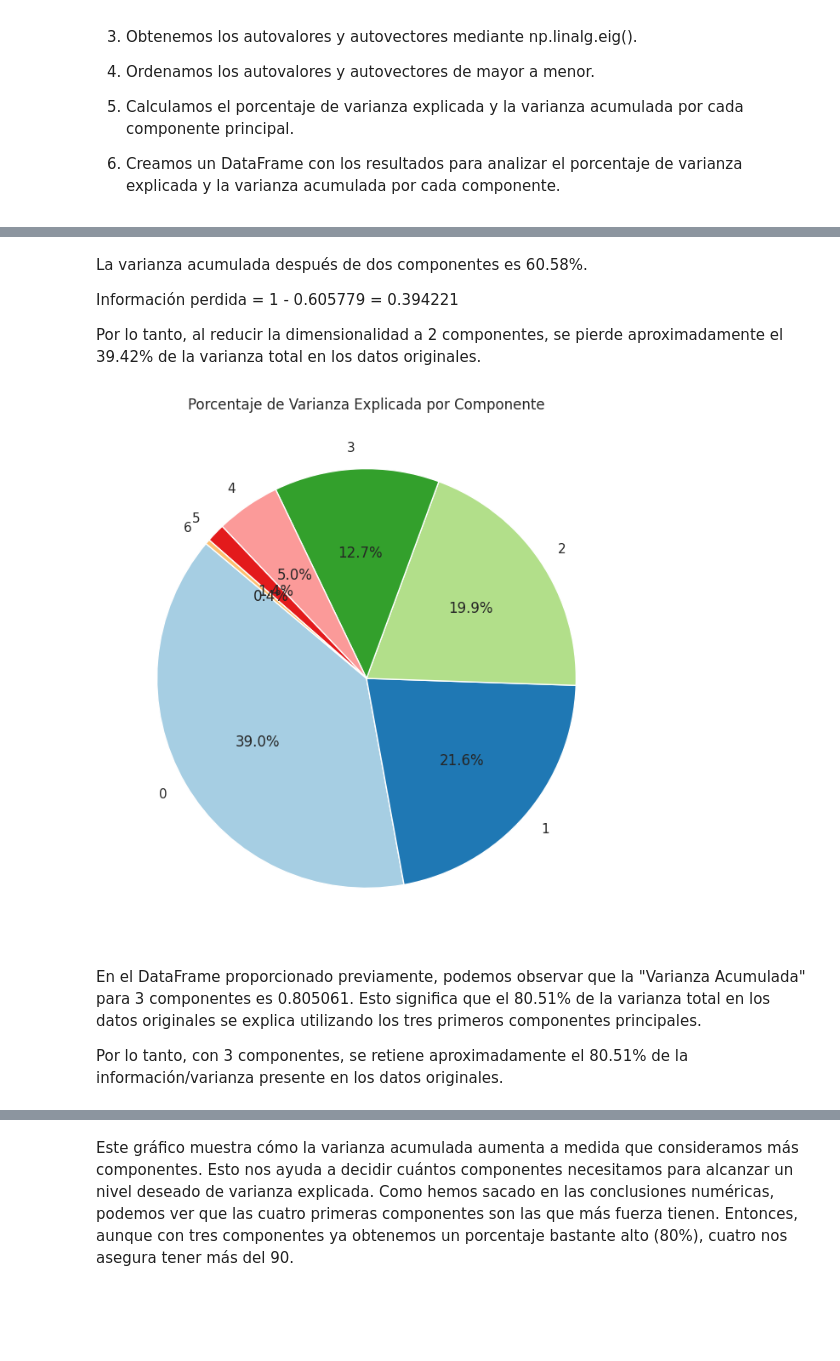
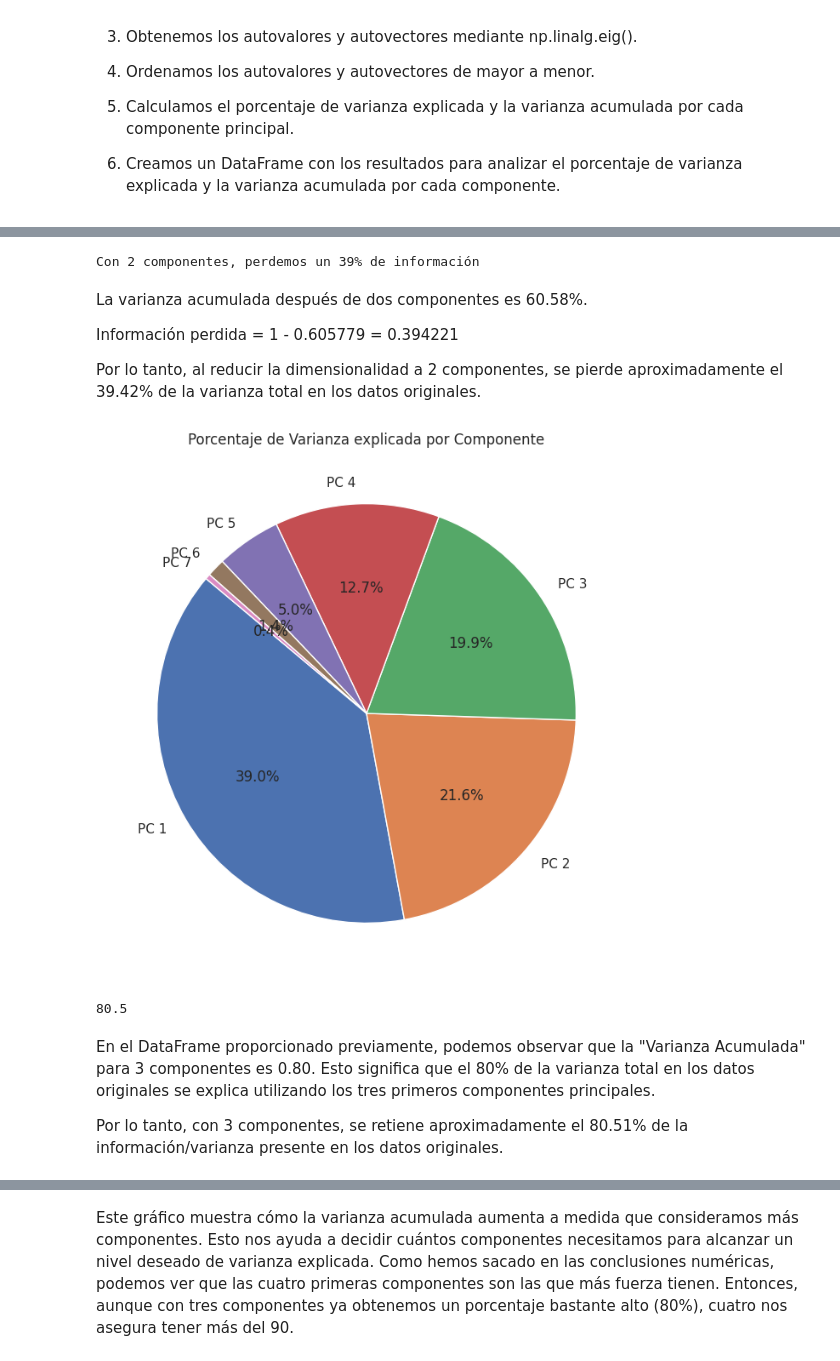
Before and after one commit to CeliaDiazSanchez/Data-Mining, a Jupyter notebook: LAB01.ipynb, the cells around one changed output, grey strips where cells are left out. Cells and saved outputs as stored; diff of their text form; code cells hidden in the pictures; blank space fills up the shorter version.

```diff
--- a/LAB01.ipynb
+++ b/LAB01.ipynb
@@ -247,0 +327,8 @@ plt.show()
+# %%
+# con people vaccinated de los 4 paises si su suma da UK
+suma_individuals = 0
+for pais in conteo[:4].index:
+  suma_individuals = df[df['country'] == pais].iloc[0]['people_vaccinated'] + suma_individuals
+print(suma_individuals)
+suma_UK = df[df['country'] == 'United Kingdom'].iloc[0]['people_vaccinated']
+print(suma_UK)
@@ -735,0 +1022,2 @@ No hay ningún valor NaN que pueda ocasionar problemas en el estudio de los dato
+# %%
+df = df.set_index('Ciudad')
@@ -789,10 +1135,4 @@ Para obtener los autovalores (eigenvalues) y autovectores (eigenvectors) que nos
 # %%
-# Seleccionar las columnas que deseas incluir en el análisis de componentes principales
-columns_for_pca = df.select_dtypes(include=['float64', 'int64']).columns
-
-# Obtener la matriz de covarianza
-cov_matrix = np.cov(df[columns_for_pca], rowvar=False)
-
 # Obtener autovalores y autovectores
 eigenvalues, eigenvectors = np.linalg.eig(cov_matrix)
 
@@ -802,16 +1142,17 @@ eigenvalues = eigenvalues[sorted_indices]
 eigenvectors = eigenvectors[:, sorted_indices]
 
 # Calcular el porcentaje de varianza y el acumulado por cada componente
-porcentaje_varianza = eigenvalues / np.sum(eigenvalues)
-porcentaje_varianza_acumulada = np.cumsum(porcentaje_varianza)
+porcentaje_varianza = (eigenvalues / np.sum(eigenvalues)).round(3)
+porcentaje_varianza_acumulada = (np.cumsum(porcentaje_varianza)).round(3)
 
 # Crear un DataFrame con el porcentaje de varianza y el acumulado por cada componente
 pca_results = pd.DataFrame({
-    'Componente': range(0, len(porcentaje_varianza)),
-    'Porcentaje de Varianza': porcentaje_varianza,
-    'Varianza Acumulada': porcentaje_varianza_acumulada
-})
+    'Autovalor' : eigenvalues.round(2),
+    '% Varianza': porcentaje_varianza*100,
+    '% Varianza Acumulada': porcentaje_varianza_acumulada*100
+}, index=[f'PC {i+1}' for i in range(len(porcentaje_varianza))])  # Establecer el índice como 'PC i', Componente Principal
+
 
 # Mostrar el DataFrame con los resultados
-print(pca_results)
+pca_results
 # %% [output]
@@ -986,3 +1336,8 @@ Podemos una disminución gradual en el porcentaje de varianza explicada por cada
+# %%
+info_perdida = 100 - pca_results['% Varianza'].head(2).sum()
+print("Con 2 componentes, perdemos un %.f%% de información" % info_perdida)
+# %% [output]
+Con 2 componentes, perdemos un 39% de información
 # %% [markdown]
 La varianza acumulada después de dos componentes es 60.58%.
 
@@ -990,18 +1345,22 @@ Información perdida = 1 - 0.605779 = 0.394221
 
 Por lo tanto, al reducir la dimensionalidad a 2 componentes, se pierde aproximadamente el 39.42% de la varianza total en los datos originales.
 # %%
-# Datos de ejemplo
-componentes = pca_results['Componente']
-varianza_explicada = pca_results['Porcentaje de Varianza']
+# Crear un gráfico circular
+plt.figure(figsize=(8, 8))
+plt.pie(pca_results['% Varianza'], labels=pca_results.index, autopct='%1.1f%%', startangle=140)
 
-# Crear un gráfico tipo "pie chart"
-plt.figure(figsize=(8, 8))
-plt.pie(varianza_explicada, labels=componentes, autopct='%0.1f%%', startangle=140, colors=plt.cm.Paired.colors)
-plt.title('Porcentaje de Varianza Explicada por Componente')
+# Añadir título
+plt.title('Porcentaje de Varianza explicada por Componente')
+
+# Mostrar el gráfico
 plt.show()
 # %% [output]
-[figure, old version]
+[figure, new version]
+# %%
+pca_results['% Varianza'].head(3).sum()
+# %% [output]
+80.5
 # %% [markdown]
-En el DataFrame proporcionado previamente, podemos observar que la "Varianza Acumulada" para 3 componentes es 0.805061. Esto significa que el 80.51% de la varianza total en los datos originales se explica utilizando los tres primeros componentes principales.
+En el DataFrame proporcionado previamente, podemos observar que la "Varianza Acumulada" para 3 componentes es 0.80. Esto significa que el 80% de la varianza total en los datos originales se explica utilizando los tres primeros componentes principales.
 
 Por lo tanto, con 3 componentes, se retiene aproximadamente el 80.51% de la información/varianza presente en los datos originales.
```
Also changed, not shown: parts of 127 cells of this notebook.
